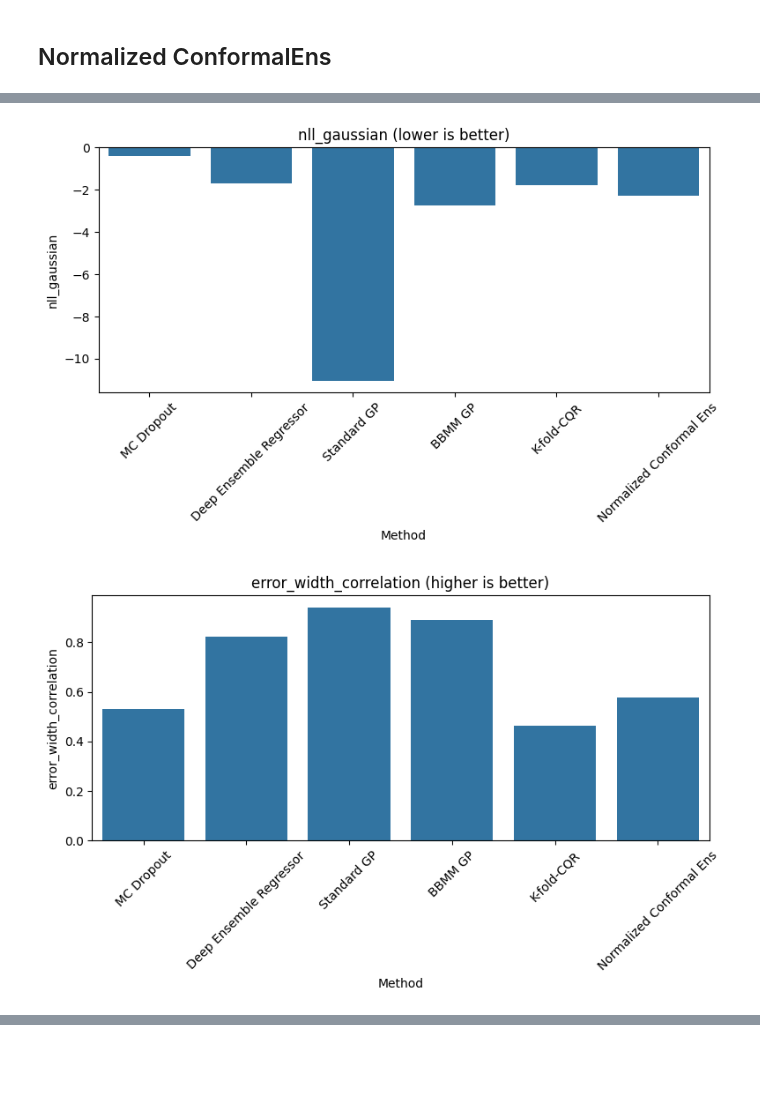
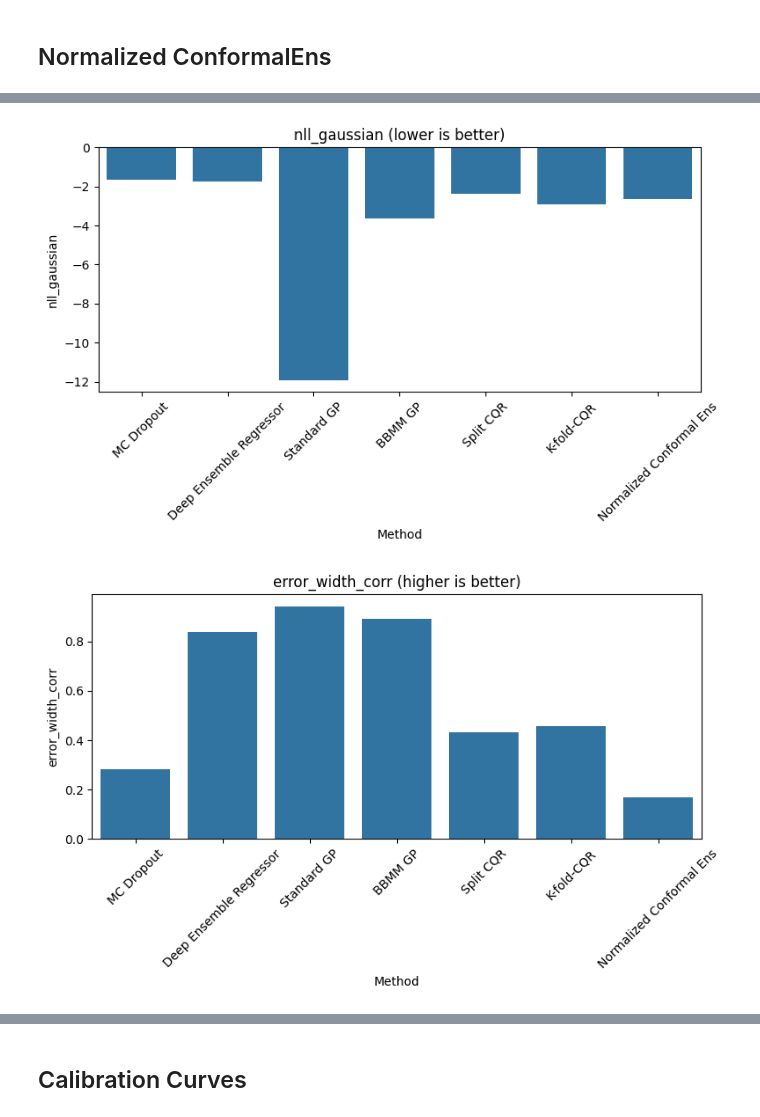
Before and after one commit to arjunrs3/UQRegressors, a Jupyter notebook: examples/examples_sin_1d.ipynb, the cells around one changed output, grey strips where cells are left out. Cells and saved outputs as stored; diff of their text form; code cells hidden in the pictures; blank space fills up the shorter version.

```diff
--- a/examples/examples_sin_1d.ipynb
+++ b/examples/examples_sin_1d.ipynb
@@ -95,8 +99,8 @@ deep_ens = DeepEnsembleRegressor(n_estimators=5,
     alpha=0.1,  # 90% confidence
     epochs=1000,
     learning_rate=1e-3,
-    device="cpu",  # use "cuda" if GPU available
-    n_jobs=5,
+    device="cpu",
+    n_jobs=2,
     use_wandb=False)
 
 deep_ens.fit(X_train, y_train)
@@ -159,0 +171,17 @@ plot_uncertainty_results(*bbmm_gp_sol, "BBMM Gaussian Process Regressor")
+# %%
+from uqregressors.conformal.conformal_split import ConformalQuantileRegressor
+
+cqr = ConformalQuantileRegressor(hidden_sizes = [100, 100],
+                                 cal_size=0.2,
+                                 alpha=0.1,
+                                 dropout=None,
+                                 epochs=2500,
+                                 learning_rate=1e-3,
+                                 device="cpu",
+                                 use_wandb=False
+                                 )
+
+cqr.fit(X_train, y_train)
+cqr_sol = cqr.predict(X_test)
+
+plot_uncertainty_results(*cqr_sol, "Split Conformal Quantile Regression")
@@ -165,10 +215,11 @@ from uqregressors.conformal.k_fold_cqr import KFoldCQR
 k_fold_cqr = KFoldCQR(n_estimators=5,
     hidden_sizes=[100, 100],
     alpha=0.1,  # 90% confidence
+    dropout=None,
     epochs=2500,
     learning_rate=1e-3,
     device="cpu",  # use "cuda" if GPU available
-    n_jobs=5,
+    n_jobs=1,
     use_wandb=False)
 
 k_fold_cqr.fit(X_train, y_train)
@@ -187,9 +255,11 @@ conformal_ens = ConformalEnsRegressor(n_estimators=5,
     alpha=0.1,  # 90% confidence
     cal_size=0.2,
     epochs=1000,
+    gamma=0,
+    dropout=None,
     learning_rate=1e-3,
     device="cpu",  # use "cuda" if GPU available
-    n_jobs=5,
+    n_jobs=1,
     use_wandb=False)
 
 conformal_ens.fit(X_train, y_train)
@@ -223,14 +290,15 @@ import pandas as pd
 import seaborn as sns
 import matplotlib.pyplot as plt
 
+
 from uqregressors.metrics.metrics import compute_all_metrics
-
 alpha=0.1
 
 sol_dict = {"MC Dropout": dropout_sol,
             "Deep Ensemble Regressor": deep_ens_sol,
             "Standard GP": gp_sol,
             "BBMM GP": bbmm_gp_sol,
+            "Split CQR": cqr_sol,
             "K-fold-CQR": k_fold_cqr_sol,
             "Normalized Conformal Ens": conformal_ens_sol}
 
@@ -262,7 +330,10 @@ def plot_metrics(df, alpha=0.1, log_metrics=None, figsize=(8, 5)):
         "interval_score": "lower is better",
         "coverage": "closer to {:.2f} is better".format(1 - alpha),
         "average_interval_width": "lower is better",
-        "error_width_correlation":"higher is better"
+        "error_width_corr":"higher is better",
+        "RMSCD": "lower is better",
+        "RMSCD_under": "lower is better",
+        "lowest_group_coverage": "higher is better"
     }
 
     for metric in metrics:
@@ -296,2 +367,2 @@ plot_metrics(metrics_df)
-[figure, old version]
+[figure, new version]
-[figure, old version]
+[figure, new version]
@@ -297,0 +372,2 @@ plot_metrics(metrics_df)
+# %% [markdown]
+## Calibration Curves
```
Also changed, not shown: parts of 12 cells of this notebook, 17 other files.
